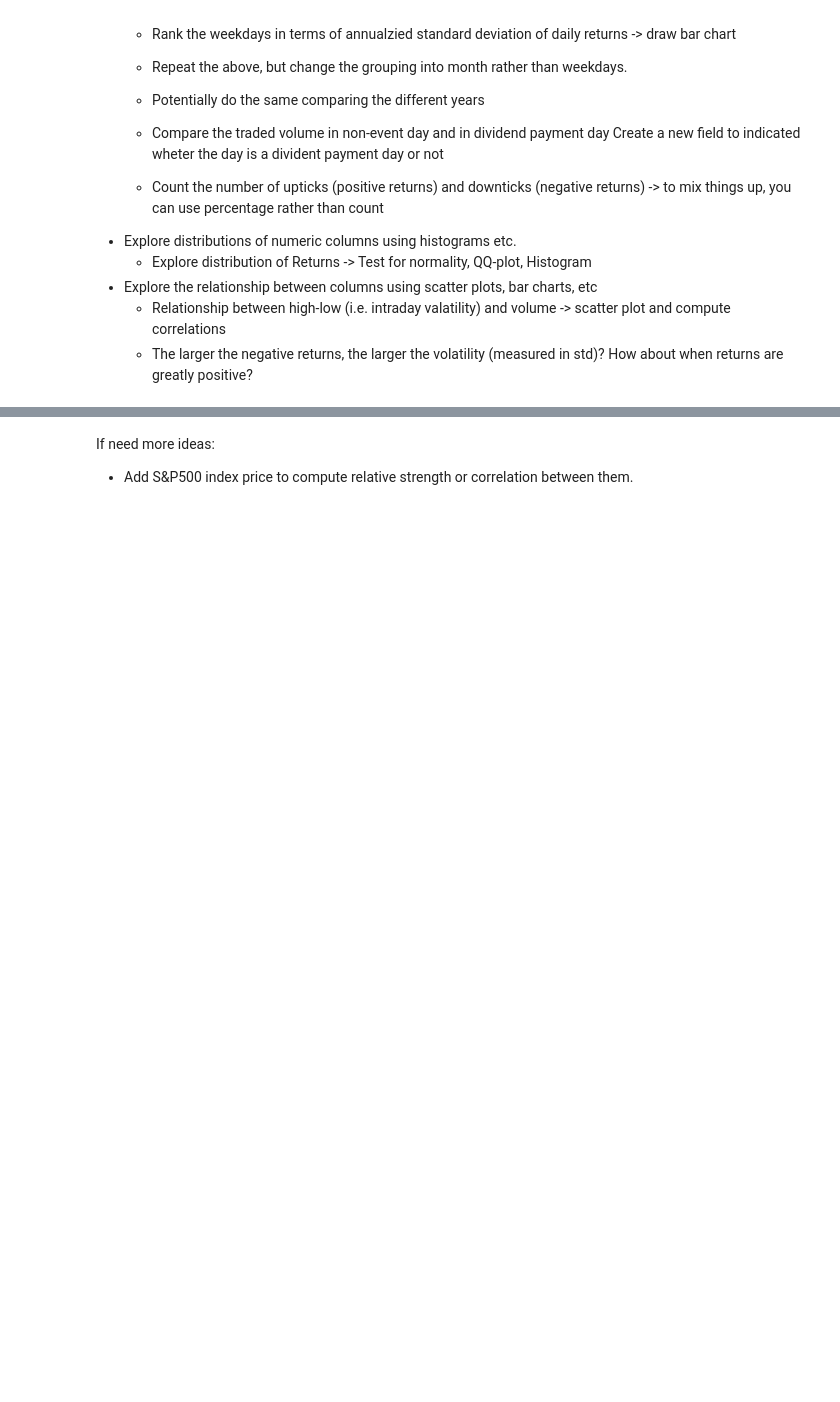
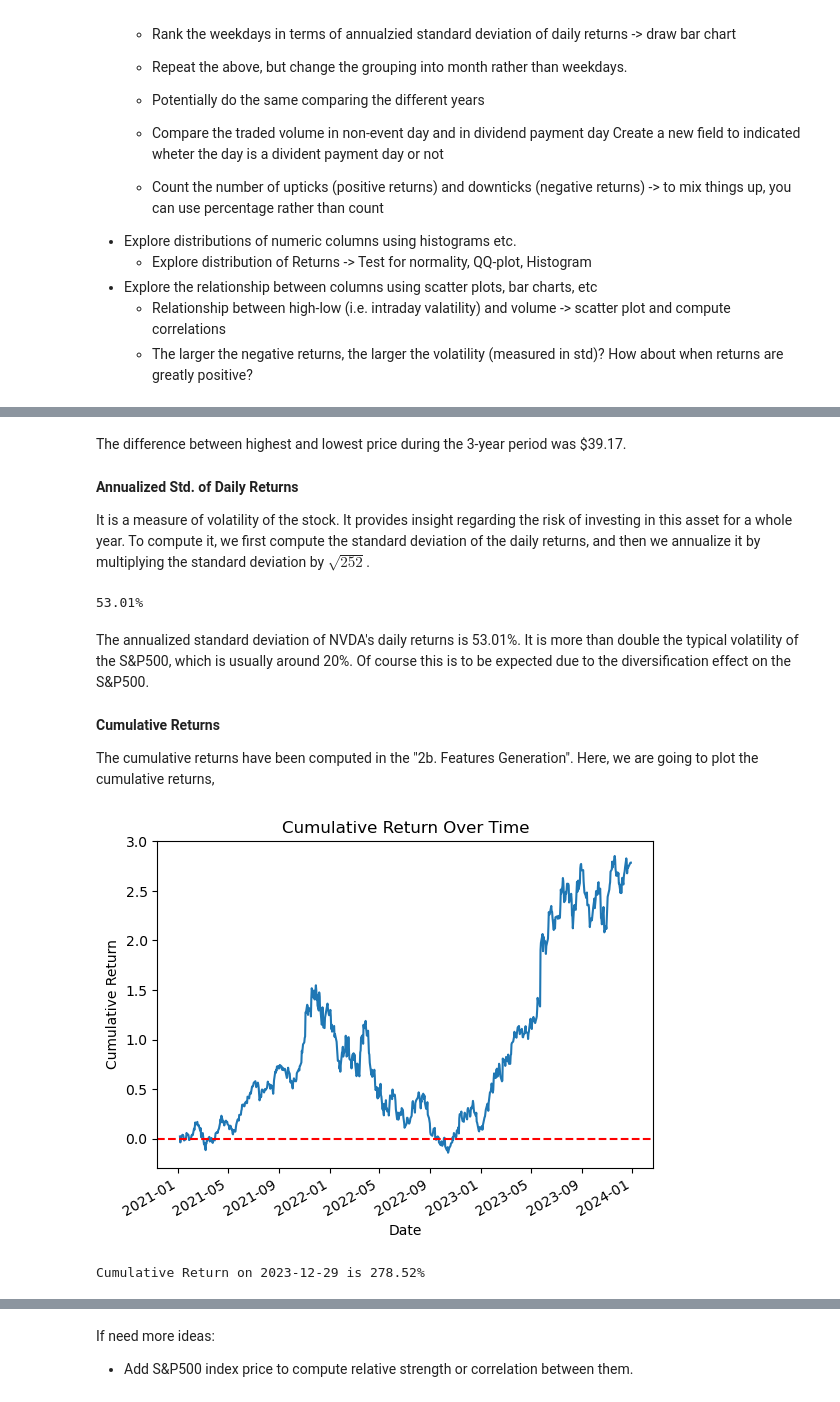
Before and after one commit to GeorgiusBE/Mining_Game, a Jupyter notebook: Part_2_Data_Analytics.ipynb, the cells around one changed output, grey strips where cells are left out. Saved outputs shown, nothing was run; the diff lists cells and outputs as text; code cells hidden in the pictures; blank space fills up the shorter version.

```diff
--- a/Part_2_Data_Analytics.ipynb
+++ b/Part_2_Data_Analytics.ipynb
@@ -389,3 +415,6 @@ df['Year'] = df.index.year
+# %%
+# create the dividend indicator
+df['Dividend Paid'] = df.index.isin(pd.to_datetime(date_non_numeric))
 # %% [markdown]
 ## 3. Exploratory Data Analysis (EDA)
 In EDA, we try to better understand the dataset
@@ -457,0 +478,37 @@ df.groupby('Weekday')['Daily Return'].mean().plot(kind='bar')
+# %% [markdown]
+The difference between highest and lowest price during the 3-year period was $39.17.
+# %% [markdown]
+**Annualized Std. of Daily Returns**
+
+It is a measure of volatility of the stock. It provides insight regarding the risk of investing in this asset for a whole year. To compute it, we first compute the standard deviation of the daily returns, and then we annualize it by multiplying the standard deviation by $\sqrt{252}$.
+# %%
+# copmute the std of daily returns
+daily_std = df['Daily Return'].std()
+
+# annualize the daily_std
+annualized_std = daily_std * np.sqrt(252) * 100
+print(f'{round(annualized_std,2)}%')
+# %% [output]
+53.01%
+# %% [markdown]
+The annualized standard deviation of NVDA's daily returns is 53.01%. It is more than double the typical volatility of the S&P500, which is usually around 20%. Of course this is to be expected due to the diversification effect on the S&P500.
+# %% [markdown]
+**Cumulative Returns**
+
+The cumulative returns have been computed in the "2b. Features Generation". Here, we are going to plot the cumulative returns,
+# %%
+# plot the cumulative return
+df['Cumulative Return'].plot()
+plt.title('Cumulative Return Over Time') # add title
+plt.ylabel('Cumulative Return') # add y axis label
+
+# plot a horizontal line on y = 0
+plt.axhline(y=0.0, color='red', linestyle='--')
+
+plt.show()
+
+# print cumulative return at the end of the time period
+print(f'Cumulative Return on {df.index[-1].date()} is {round(df["Cumulative Return"][-1] * 100, 2)}%')
+# %% [output]
+[figure, added]
+Cumulative Return on 2023-12-29 is 278.52%
```
Also changed, not shown: parts of 50 cells of this notebook.
